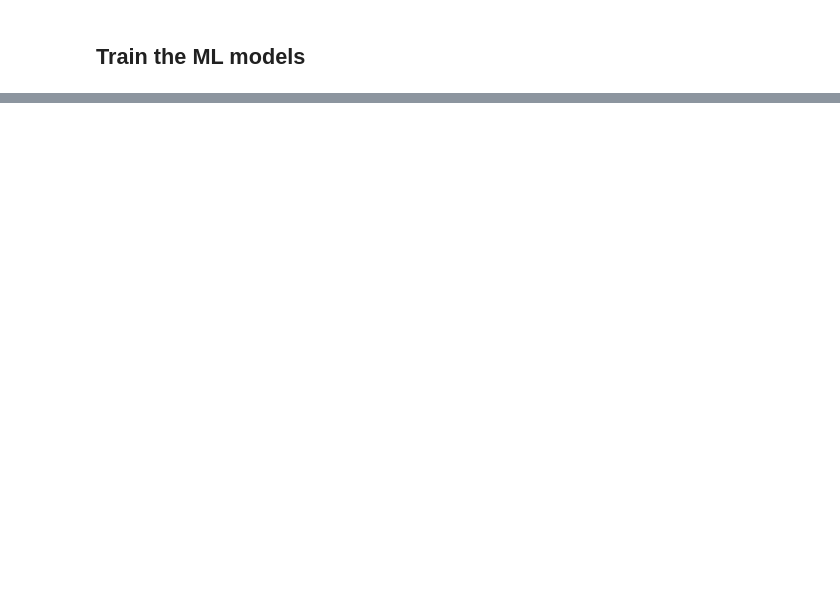
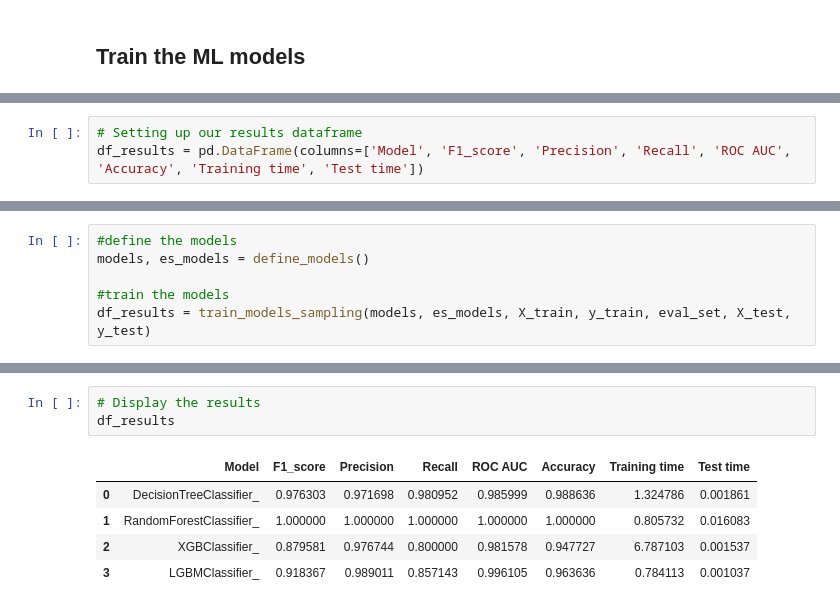
Before and after one commit to selfcontrol7/Korean_Voice_Phishing_Detection, a Jupyter notebook: Optimized_models/BT models for Korean Vishing.ipynb, the cells around one changed output, grey strips where cells are left out. Saved outputs shown, nothing was run; the diff lists cells and outputs as text; blank space fills up the shorter version.

Commit message:
Training of the models using Bact-translation dataset augmentation method

```diff
--- a/Optimized_models/BT models for Korean Vishing.ipynb
+++ b/Optimized_models/BT models for Korean Vishing.ipynb
@@ -1109,0 +1216,3 @@ KeyError: 'Confusion Matrix'
+# %%
+# Setting up our results dataframe
+df_results = pd.DataFrame(columns=['Model', 'F1_score', 'Precision', 'Recall', 'ROC AUC', 'Accuracy', 'Training time', 'Test time'])
@@ -1109,0 +1390,6 @@ KeyError: 'Confusion Matrix'
+# %%
+#define the models
+models, es_models = define_models()
+
+#train the models
+df_results = train_models_sampling(models, es_models, X_train, y_train, eval_set, X_test, y_test)
@@ -1109,0 +1414,9 @@ KeyError: 'Confusion Matrix'
+# %%
+# Display the results
+df_results
+# %% [output]
+|  | Model | F1_score | Precision | Recall | ROC AUC | Accuracy | Training time | Test time |
+| 0 | DecisionTreeClassifier_ | 0.976303 | 0.971698 | 0.980952 | 0.985999 | 0.988636 | 1.324786 | 0.001861 |
+| 1 | RandomForestClassifier_ | 1.000000 | 1.000000 | 1.000000 | 1.000000 | 1.000000 | 0.805732 | 0.016083 |
+| 2 | XGBClassifier_ | 0.879581 | 0.976744 | 0.800000 | 0.981578 | 0.947727 | 6.787103 | 0.001537 |
+| 3 | LGBMClassifier_ | 0.918367 | 0.989011 | 0.857143 | 0.996105 | 0.963636 | 0.784113 | 0.001037 |
```
Also changed, not shown: parts of 16 cells of this notebook.
